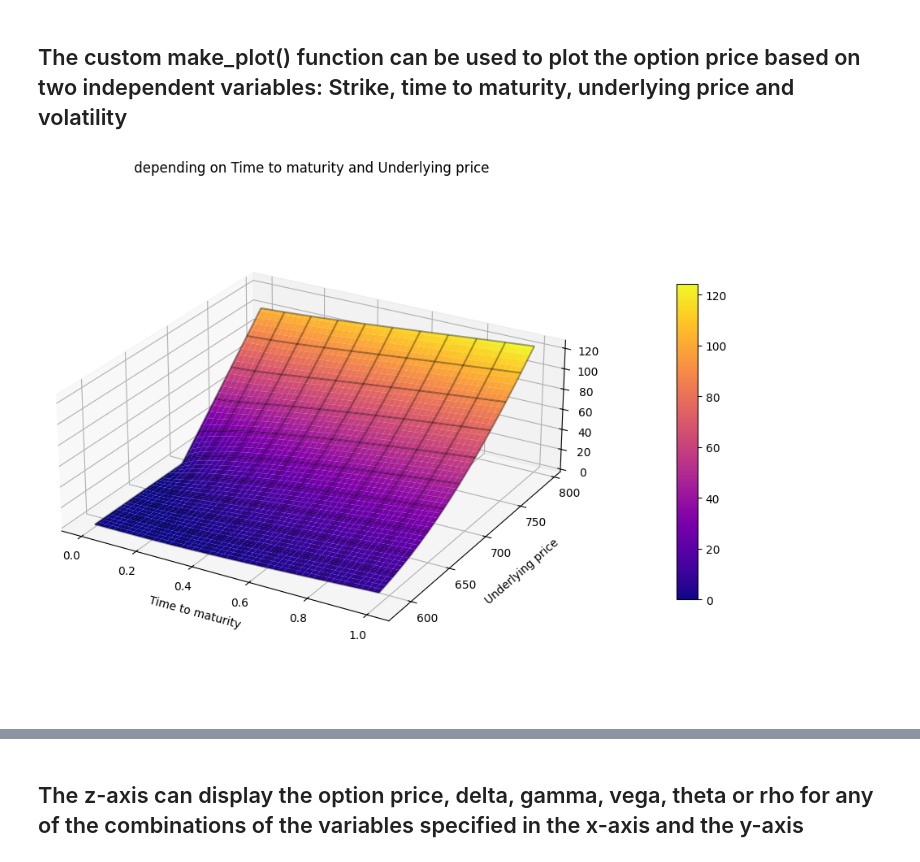
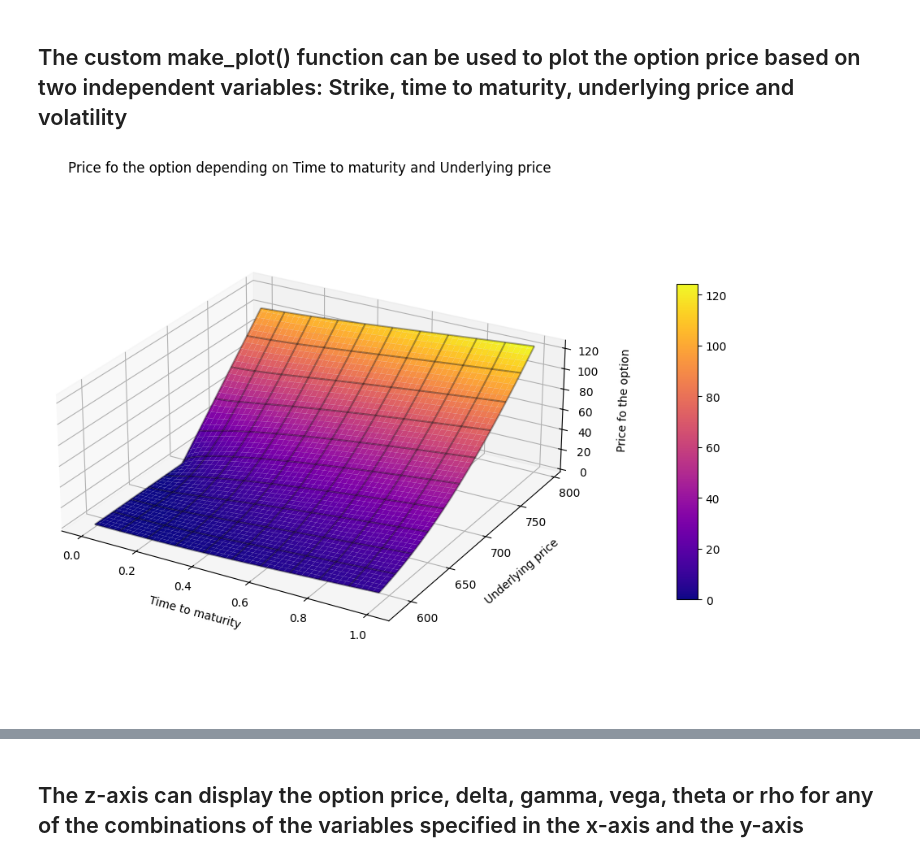
Before and after one commit to GitteryGitter/bs_options, a Jupyter notebook: options.ipynb, the cells around one changed output, grey strips where cells are left out. Cells and saved outputs as stored; diff of their text form; code cells hidden in the pictures.

```diff
--- a/options.ipynb
+++ b/options.ipynb
@@ -185,9 +185,9 @@ plt.show()
 # %%
 plot_data = option1.plot_3d(xax = "M", yax = "U")
 
-make_plot(data = plot_data, xlab = "Time to maturity", ylab = "Underlying price")
+make_plot(data = plot_data, xlab = "Time to maturity", ylab = "Underlying price", zlab = "Price fo the option")
 # %% [output]
-[figure, old version]
+[figure, new version]
 # %%
 plot_data = option1.plot_3d(xax = "M", yax = "V")
 
```
Also changed, not shown: parts of 9 cells of this notebook, 5 other files.
